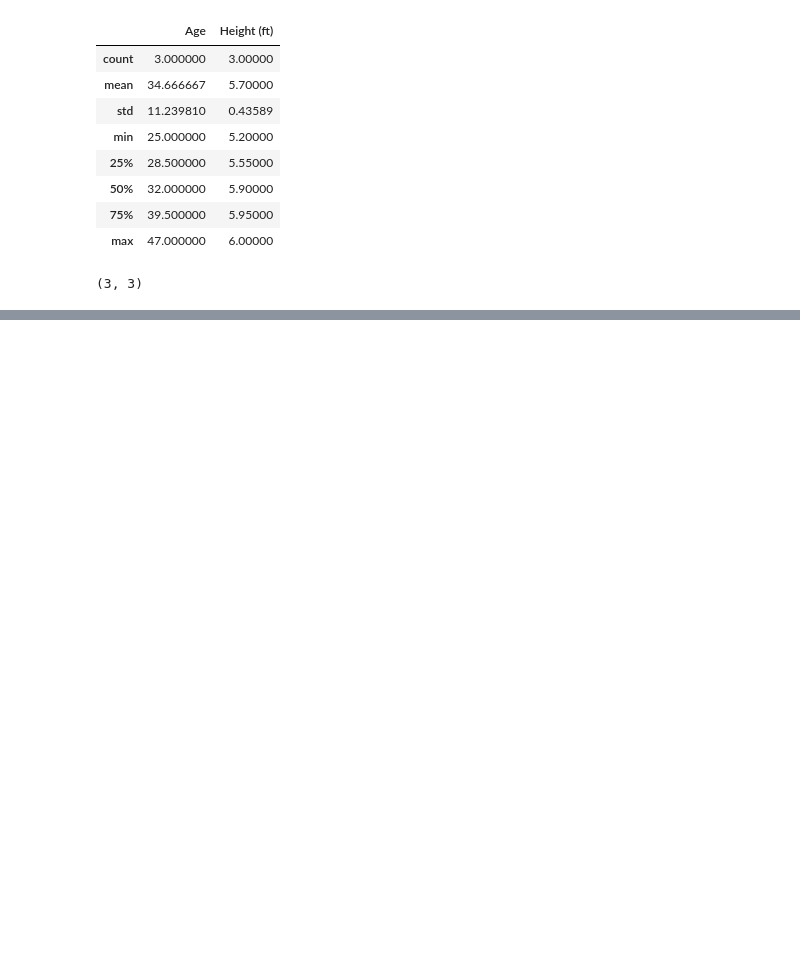
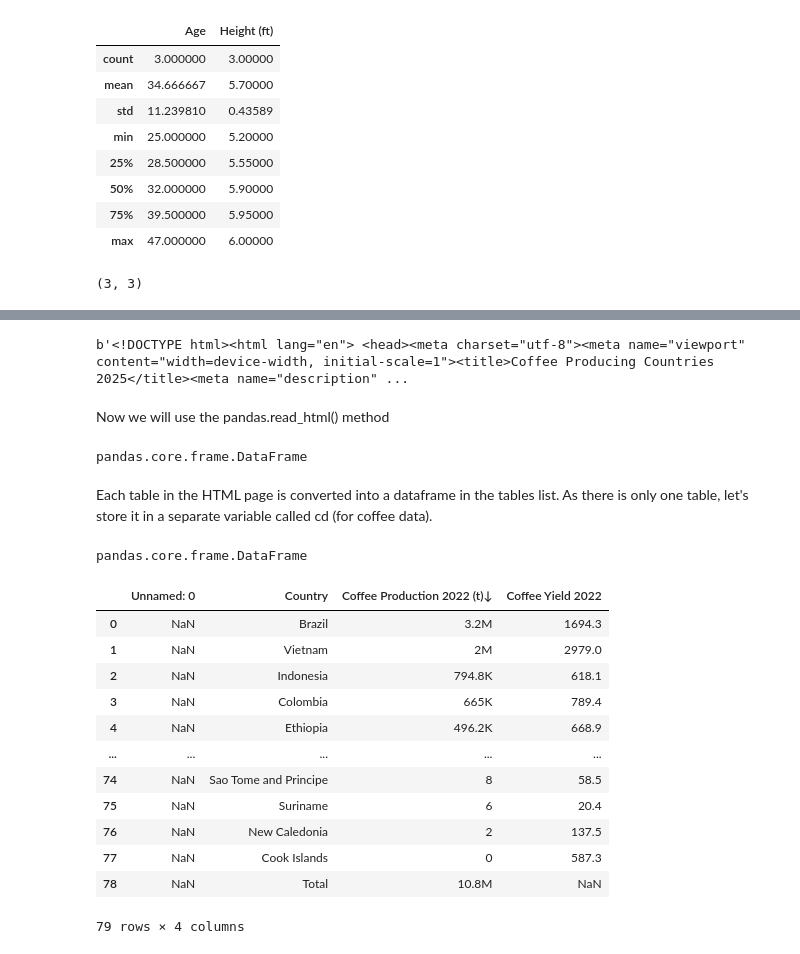
Before and after one commit to guyfrancis/dat1001, a Jupyter notebook: Pandas.ipynb, the cells around one changed output, grey strips where cells are left out. Drawn from its saved outputs; the diff is of its cells as text; code cells hidden in the pictures; blank space fills up the shorter version.

```diff
--- a/Pandas.ipynb
+++ b/Pandas.ipynb
@@ -116,0 +99,41 @@ tables[0]
+# %%
+# Print the first few hundred characters of the webpage
+# The actual content of the page, which is HTML, is stored in the 'content' attribute of the page object
+print(page.content[0:200])
+# %% [output]
+b'<!DOCTYPE html><html lang="en"> <head><meta charset="utf-8"><meta name="viewport" content="width=device-width, initial-scale=1"><title>Coffee Producing Countries 2025</title><meta name="description" ...
+# %% [markdown]
+Now we will use the pandas.read_html() method
+# %%
+# read_html() will find all the tables in the webpage and put them in a list.
+tables = pd.read_html(page.content)
+# In this case, there is only one table, so the length of the list should be 1.
+len(tables)
+# %% [output]
+pandas.core.frame.DataFrame
+# %% [markdown]
+Each table in the HTML page is converted into a dataframe in the tables list. As there is only one table, let's store it in a separate variable called cd (for coffee data).
+# %%
+# Store the one table as a dataframe in the variable cd
+cd = tables[0]
+# Check the type of this variable. It should say 'pandas.core.frame.DataFrame'
+type(cd)
+# %% [output]
+pandas.core.frame.DataFrame
+# %%
+# Let's look at the table
+cd
+# %% [output]
+|  | Unnamed: 0 | Country | Coffee Production 2022 (t)↓ | Coffee Yield 2022 |
+| 0 | NaN | Brazil | 3.2M | 1694.3 |
+| 1 | NaN | Vietnam | 2M | 2979.0 |
+| 2 | NaN | Indonesia | 794.8K | 618.1 |
+| 3 | NaN | Colombia | 665K | 789.4 |
+| 4 | NaN | Ethiopia | 496.2K | 668.9 |
+| ... | ... | ... | ... | ... |
+| 74 | NaN | Sao Tome and Principe | 8 | 58.5 |
+| 75 | NaN | Suriname | 6 | 20.4 |
+| 76 | NaN | New Caledonia | 2 | 137.5 |
+| 77 | NaN | Cook Islands | 0 | 587.3 |
+| 78 | NaN | Total | 10.8M | NaN |
+79 rows × 4 columns
```
Also changed, not shown: parts of 8 cells of this notebook.
